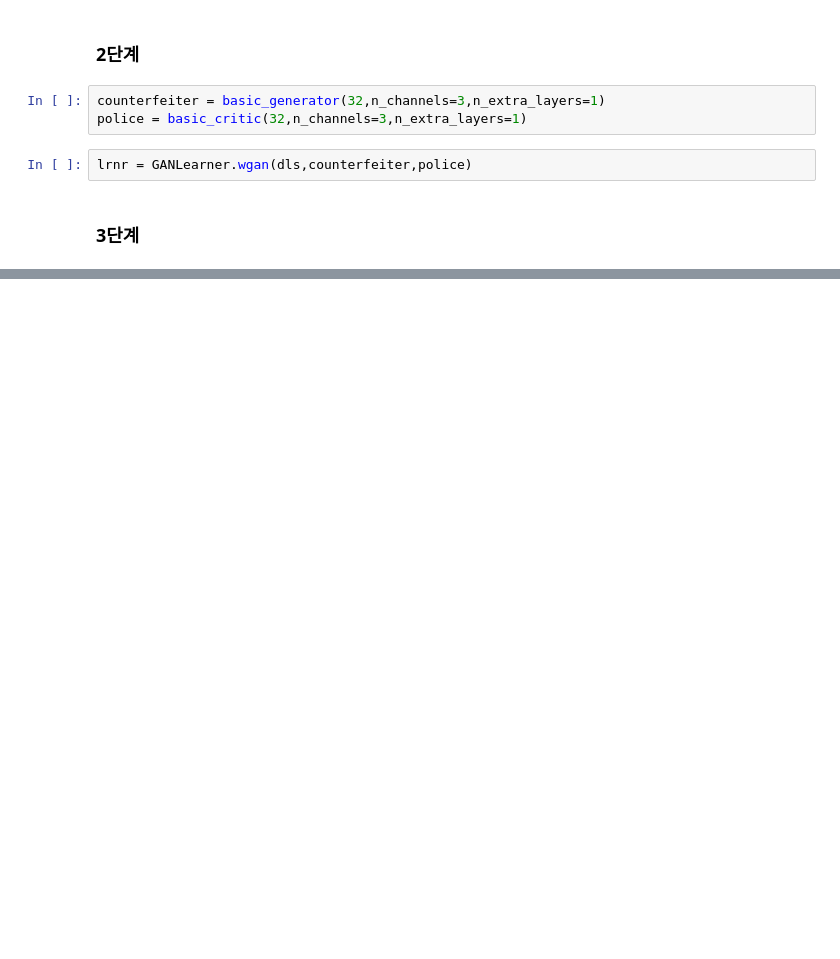
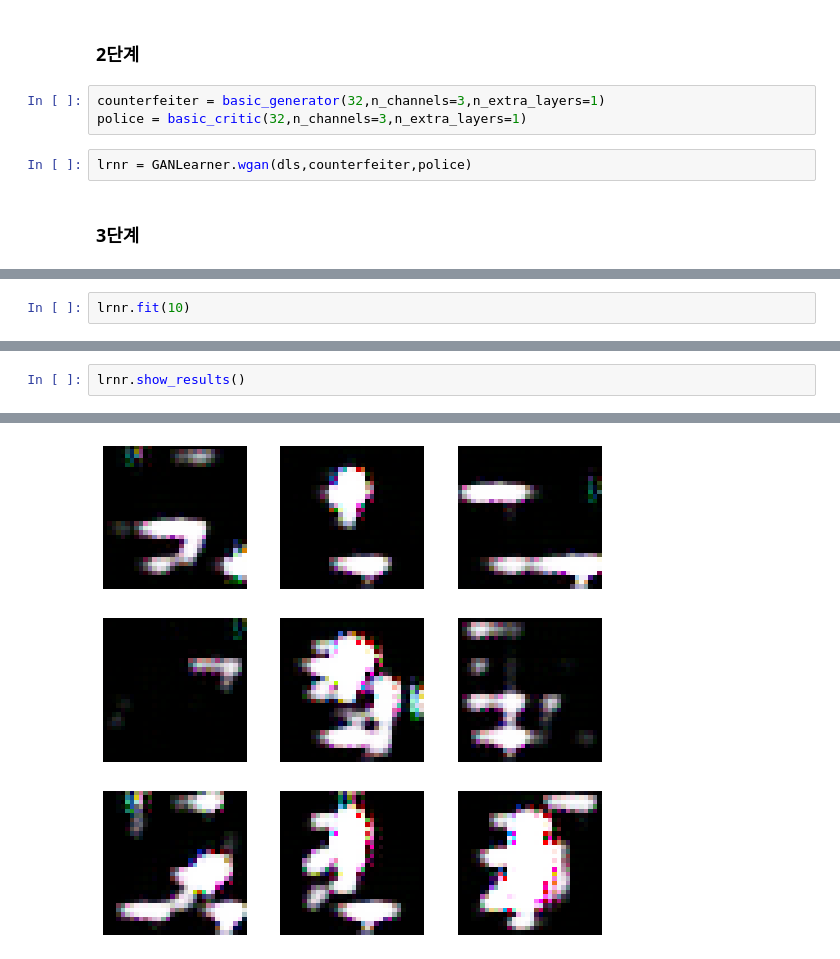
Before and after one commit to guebin/DL2022_backup, a Jupyter notebook: _notebooks/2022-09-13-(2주차) 9월13일.ipynb, the cells around one changed output, grey strips where cells are left out. Saved outputs shown, nothing was run; the diff lists cells and outputs as text; blank space fills up the shorter version.

```diff
--- a/_notebooks/2022-09-13-(2주차) 9월13일.ipynb
+++ b/_notebooks/2022-09-13-(2주차) 9월13일.ipynb
@@ -359,0 +381,2 @@ lrnr.fit(1)
+# %%
+lrnr.fit(10)
@@ -359,0 +395,3 @@ lrnr.fit(1)
+# %%
+lrnr.show_results()
+# %% [output]
@@ -359,0 +399 @@ lrnr.fit(1)
+[figure, added]
```
Also changed, not shown: parts of 23 cells of this notebook.
